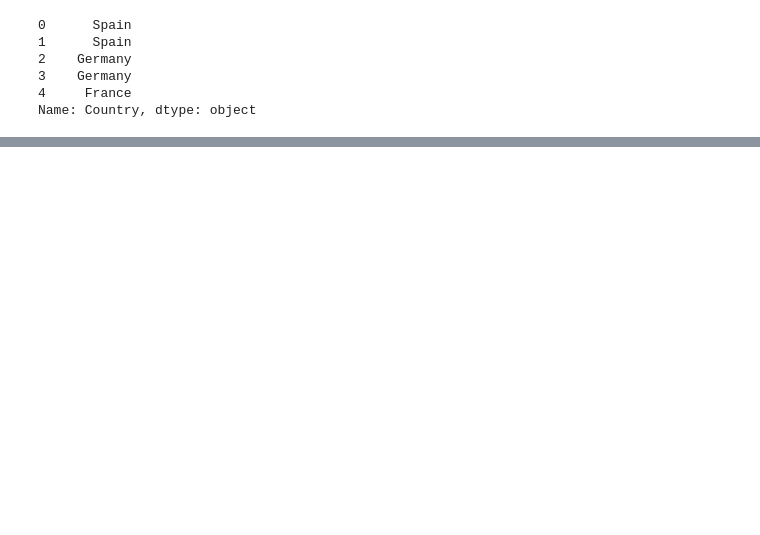
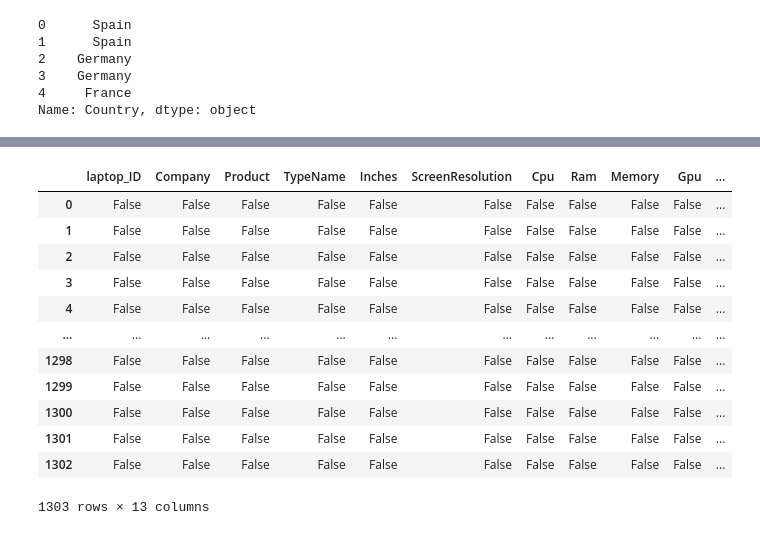
Before and after one commit to AndrejMishsceko/-Python-, a Jupyter notebook: 2_seminar.ipynb, the cells around one changed output, grey strips where cells are left out. Cells and saved outputs as stored; diff of their text form; code cells hidden in the pictures; blank space fills up the shorter version.

```diff
--- a/2_seminar.ipynb
+++ b/2_seminar.ipynb
@@ -44,0 +772,16 @@ df[['Country','Age']]
+# %%
+df.isnull()
+# %% [output]
+|  | laptop_ID | Company | Product | TypeName | Inches | ScreenResolution | Cpu | Ram | Memory | Gpu | ... |
+| 0 | False | False | False | False | False | False | False | False | False | False | ... |
+| 1 | False | False | False | False | False | False | False | False | False | False | ... |
+| 2 | False | False | False | False | False | False | False | False | False | False | ... |
+| 3 | False | False | False | False | False | False | False | False | False | False | ... |
+| 4 | False | False | False | False | False | False | False | False | False | False | ... |
+| ... | ... | ... | ... | ... | ... | ... | ... | ... | ... | ... | ... |
+| 1298 | False | False | False | False | False | False | False | False | False | False | ... |
+| 1299 | False | False | False | False | False | False | False | False | False | False | ... |
+| 1300 | False | False | False | False | False | False | False | False | False | False | ... |
+| 1301 | False | False | False | False | False | False | False | False | False | False | ... |
+| 1302 | False | False | False | False | False | False | False | False | False | False | ... |
+1303 rows × 13 columns
```
Also changed, not shown: parts of 122 cells of this notebook.
